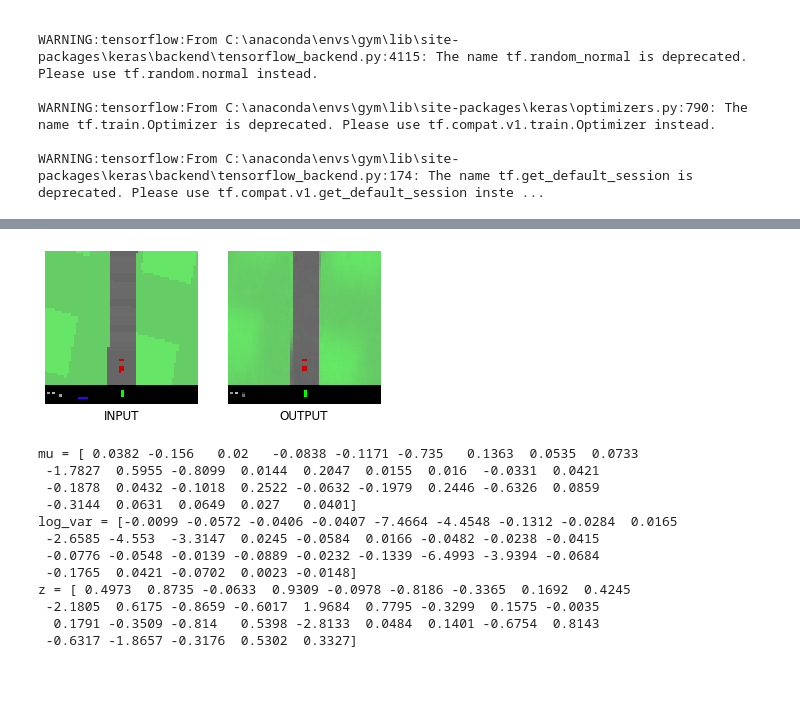
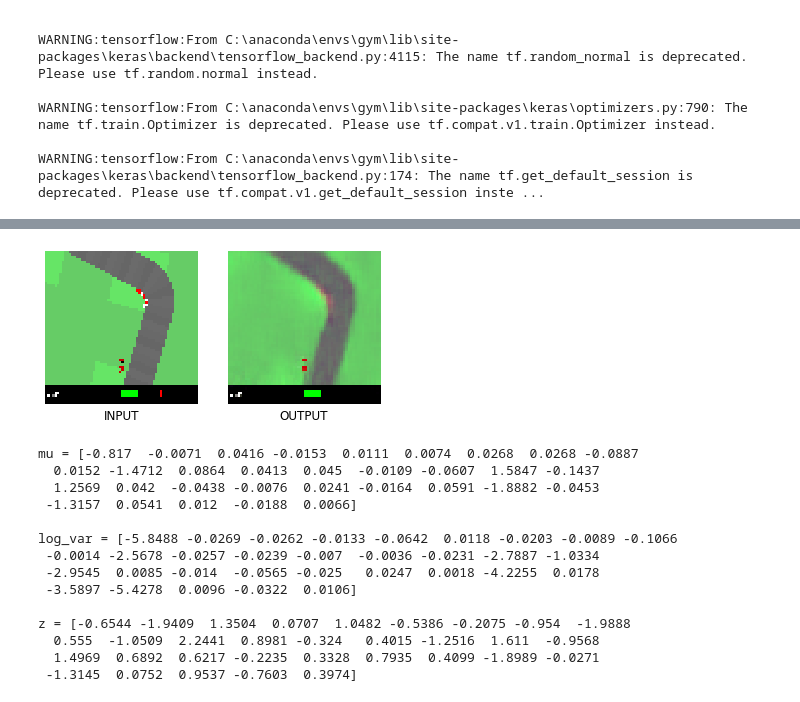
Before and after one commit to schneider128k/deep_rl, a Jupyter notebook: world_models/check_02_vae.ipynb, the cells around one changed output, grey strips where cells are left out. Drawn from its saved outputs; the diff is of its cells as text; code cells hidden in the pictures.

```diff
--- a/world_models/check_02_vae.ipynb
+++ b/world_models/check_02_vae.ipynb
@@ -61,22 +68,21 @@ for idx in range(0, 300):
 # %%
-### output from the full_model
 DIR_NAME = './data/rollout/'
-file = os.listdir(DIR_NAME)[179]
+file_index = 2
+file = os.listdir(DIR_NAME)[file_index]
 obs_data = np.load(DIR_NAME + file)['obs']
 
-obs = obs_data[50]
+obs = obs_data[300]
 reconstruction = vae.full_model.predict(np.array([obs]))[0]
 
 ax1 = plt.subplot(121)
-plt.imshow( obs)
+plt.imshow(obs)
 ax1.axis('off')
-ax1.text(0.5,-0.1, "INPUT", size=12, ha="center",
-         transform=ax1.transAxes)
+ax1.text(0.5, -0.1, 'INPUT', size=12, ha='center', transform=ax1.transAxes)
 
 ax2 = plt.subplot(122)
-plt.imshow( reconstruction)
+plt.imshow(reconstruction)
 ax2.axis('off')
-ax2.text(0.5,-0.1, "OUTPUT", size=12, ha="center",
-         transform=ax2.transAxes);
+ax2.text(0.5, -0.1, 'OUTPUT', size=12, ha='center', transform=ax2.transAxes)
+None
 # %% [output]
-[figure, old version]
+[figure, new version]
@@ -84,21 +92,24 @@ ax2.text(0.5,-0.1, "OUTPUT", size=12, ha="center",
 encoded_mu_log_var = vae.encoder_mu_log_var.predict(np.array([obs]))
 mu = encoded_mu_log_var[0][0]
 log_var = encoded_mu_log_var[1][0]
-print("mu = " + str(mu))
-print("log_var = " + str(log_var))
-
+print(f'mu = {mu}')
+print()
+print(f'log_var = {log_var}')
+print()
 encoded_z = vae.encoder.predict(np.array([obs]))[0]
-print("z = " + str(encoded_z))
+print(f'z = {encoded_z}')
 # %% [output]
-mu = [ 0.0382 -0.156   0.02   -0.0838 -0.1171 -0.735   0.1363  0.0535  0.0733
- -1.7827  0.5955 -0.8099  0.0144  0.2047  0.0155  0.016  -0.0331  0.0421
- -0.1878  0.0432 -0.1018  0.2522 -0.0632 -0.1979  0.2446 -0.6326  0.0859
- -0.3144  0.0631  0.0649  0.027   0.0401]
-log_var = [-0.0099 -0.0572 -0.0406 -0.0407 -7.4664 -4.4548 -0.1312 -0.0284  0.0165
- -2.6585 -4.553  -3.3147  0.0245 -0.0584  0.0166 -0.0482 -0.0238 -0.0415
- -0.0776 -0.0548 -0.0139 -0.0889 -0.0232 -0.1339 -6.4993 -3.9394 -0.0684
- -0.1765  0.0421 -0.0702  0.0023 -0.0148]
-z = [ 0.4973  0.8735 -0.0633  0.9309 -0.0978 -0.8186 -0.3365  0.1692  0.4245
- -2.1805  0.6175 -0.8659 -0.6017  1.9684  0.7795 -0.3299  0.1575 -0.0035
-  0.1791 -0.3509 -0.814   0.5398 -2.8133  0.0484  0.1401 -0.6754  0.8143
- -0.6317 -1.8657 -0.3176  0.5302  0.3327]
+mu = [-0.817  -0.0071  0.0416 -0.0153  0.0111  0.0074  0.0268  0.0268 -0.0887
+  0.0152 -1.4712  0.0864  0.0413  0.045  -0.0109 -0.0607  1.5847 -0.1437
+  1.2569  0.042  -0.0438 -0.0076  0.0241 -0.0164  0.0591 -1.8882 -0.0453
+ -1.3157  0.0541  0.012  -0.0188  0.0066]
+
+log_var = [-5.8488 -0.0269 -0.0262 -0.0133 -0.0642  0.0118 -0.0203 -0.0089 -0.1066
+ -0.0014 -2.5678 -0.0257 -0.0239 -0.007  -0.0036 -0.0231 -2.7887 -1.0334
+ -2.9545  0.0085 -0.014  -0.0565 -0.025   0.0247  0.0018 -4.2255  0.0178
+ -3.5897 -5.4278  0.0096 -0.0322  0.0106]
+
+z = [-0.6544 -1.9409  1.3504  0.0707  1.0482 -0.5386 -0.2075 -0.954  -1.9888
+  0.555  -1.0509  2.2441  0.8981 -0.324   0.4015 -1.2516  1.611  -0.9568
+  1.4969  0.6892  0.6217 -0.2235  0.3328  0.7935  0.4099 -1.8989 -0.0271
+ -1.3145  0.0752  0.9537 -0.7603  0.3974]
```
Also changed, not shown: parts of 15 cells of this notebook.
